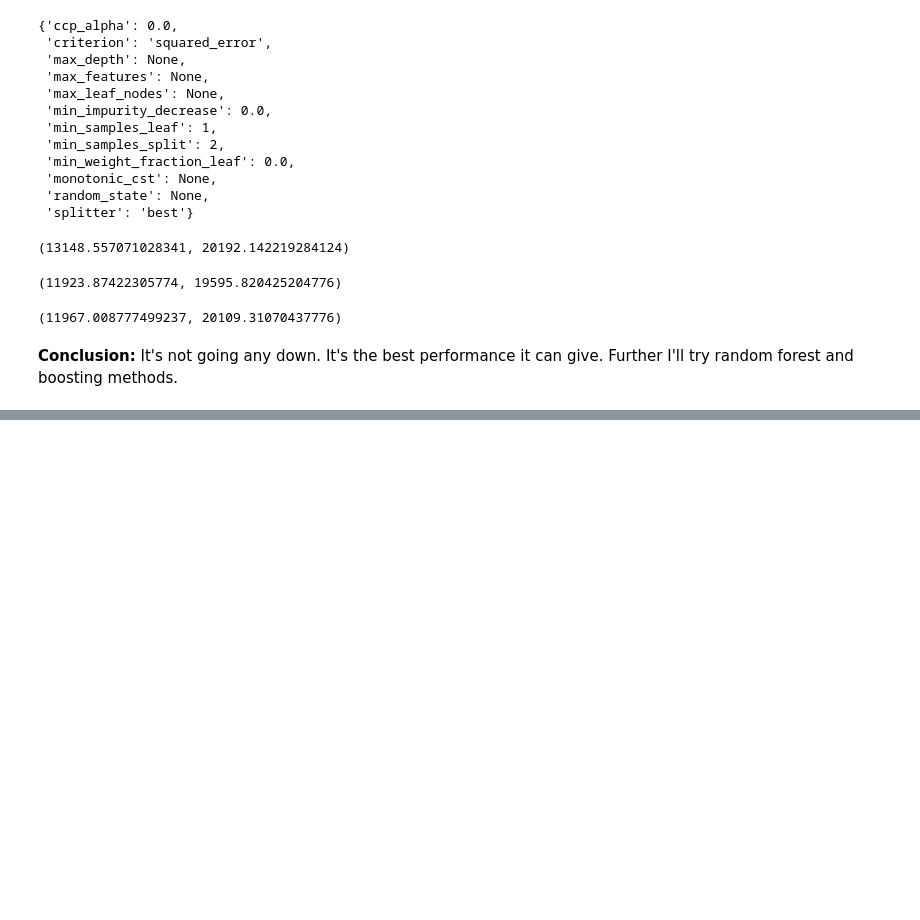
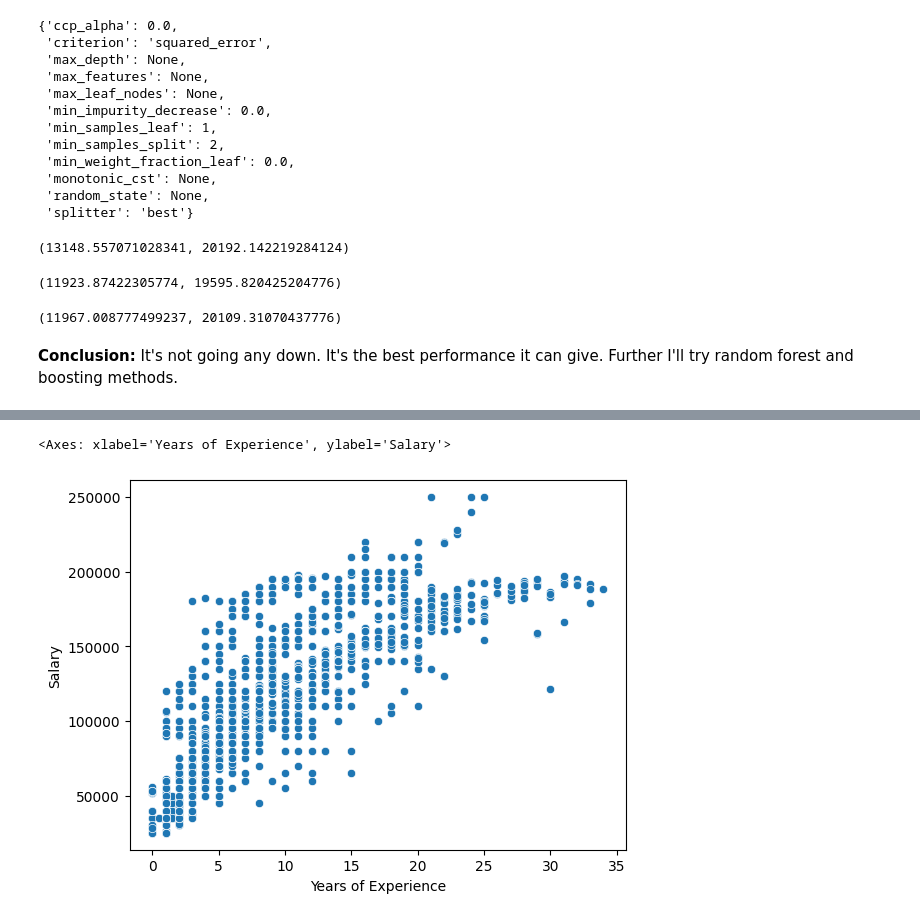
Before and after one commit to adityapradhan202/SalaryPredict, a Jupyter notebook: notebooks/model_training.ipynb, the cells around one changed output, grey strips where cells are left out. Saved outputs shown, nothing was run; the diff lists cells and outputs as text; code cells hidden in the pictures; blank space fills up the shorter version.

```diff
--- a/notebooks/model_training.ipynb
+++ b/notebooks/model_training.ipynb
@@ -441,0 +459,3 @@ base_mae2, base_rmse2
+# %%
+# Tree methods don't require any scalling
+df = pd.read_csv("../data/salary_cleaned.csv")
@@ -441,0 +471,5 @@ base_mae2, base_rmse2
+# %%
+sns.scatterplot(data=df, y="Salary", x="Years of Experience")
+# %% [output]
+<Axes: xlabel='Years of Experience', ylabel='Salary'>
+[figure, added]
```
Also changed, not shown: parts of 12 cells of this notebook.
